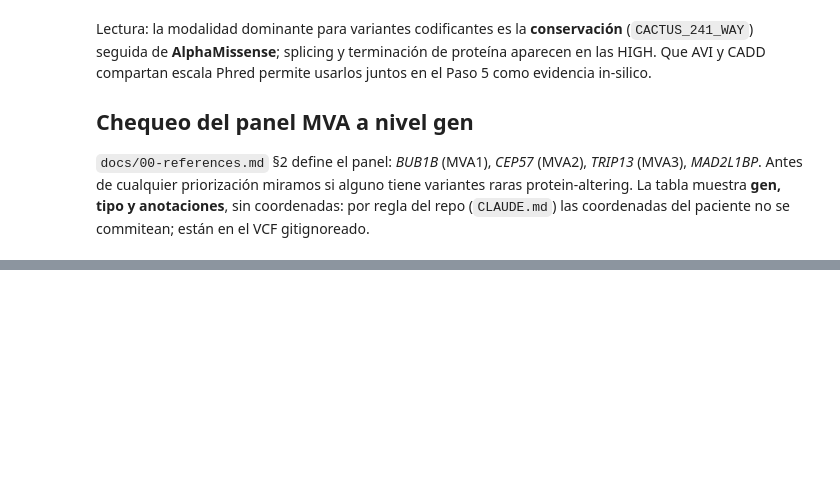
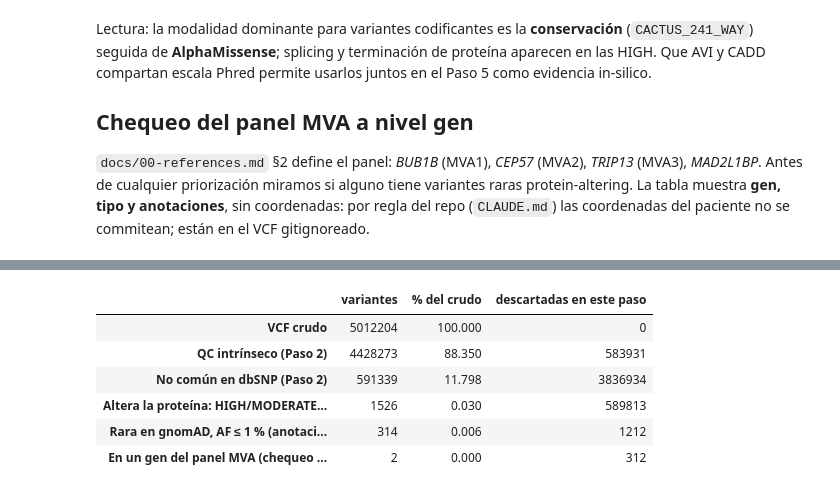
Before and after one commit to samuelefaggiano-limens/rare-disease-real-kid, a Jupyter notebook: notebooks/notebook/track1_step3_exp01-vcf_annotating.ipynb, the cells around one changed output, grey strips where cells are left out. Cells and saved outputs as stored; diff of their text form; code cells hidden in the pictures; blank space fills up the shorter version.

```diff
--- a/notebooks/notebook/track1_step3_exp01-vcf_annotating.ipynb
+++ b/notebooks/notebook/track1_step3_exp01-vcf_annotating.ipynb
@@ -386,0 +395,24 @@ Versión interactiva con selector Español/English arriba a la derecha · Intera
+# %%
+# Embudo de reducción. Los dos primeros valores vienen del log de run_step2_prefilter.py (2026-09-17).
+RAW, QC = 5_012_204, 4_428_273
+n_step2 = sum(1 for _ in iter_vcf(STEP2))                       # sobreviven a dbSNP Common
+n_coding = len(a3)                                              # HIGH/MODERATE (Paso 3A)
+rare_gnomad = a3[a3.gnomad_af.fillna(0) <= 0.01]                # AF <= 1 % o sin dato (= ausente de gnomAD)
+n_rare = len(rare_gnomad)
+n_panel = int(len(panel))
+
+funnel = pd.DataFrame({"variantes": [RAW, QC, n_step2, n_coding, n_rare, n_panel]},
+    index=["VCF crudo", "QC intrínseco (Paso 2)", "No común en dbSNP (Paso 2)",
+           "Altera la proteína: HIGH/MODERATE (Paso 3A)", "Rara en gnomAD, AF ≤ 1 % (anotación 3A)",
+           "En un gen del panel MVA (chequeo dirigido)"])
+funnel["% del crudo"] = (funnel.variantes / RAW * 100).round(3)
+funnel["descartadas en este paso"] = (funnel.variantes.shift(1) - funnel.variantes).fillna(0).astype(int)
+funnel
+# %% [output]
+|  | variantes | % del crudo | descartadas en este paso |
+| VCF crudo | 5012204 | 100.000 | 0 |
+| QC intrínseco (Paso 2) | 4428273 | 88.350 | 583931 |
+| No común en dbSNP (Paso 2) | 591339 | 11.798 | 3836934 |
+| Altera la proteína: HIGH/MODERATE... | 1526 | 0.030 | 589813 |
+| Rara en gnomAD, AF ≤ 1 % (anotaci... | 314 | 0.006 | 1212 |
+| En un gen del panel MVA (chequeo ... | 2 | 0.000 | 312 |
```
Also changed, not shown: parts of 6 cells of this notebook.
